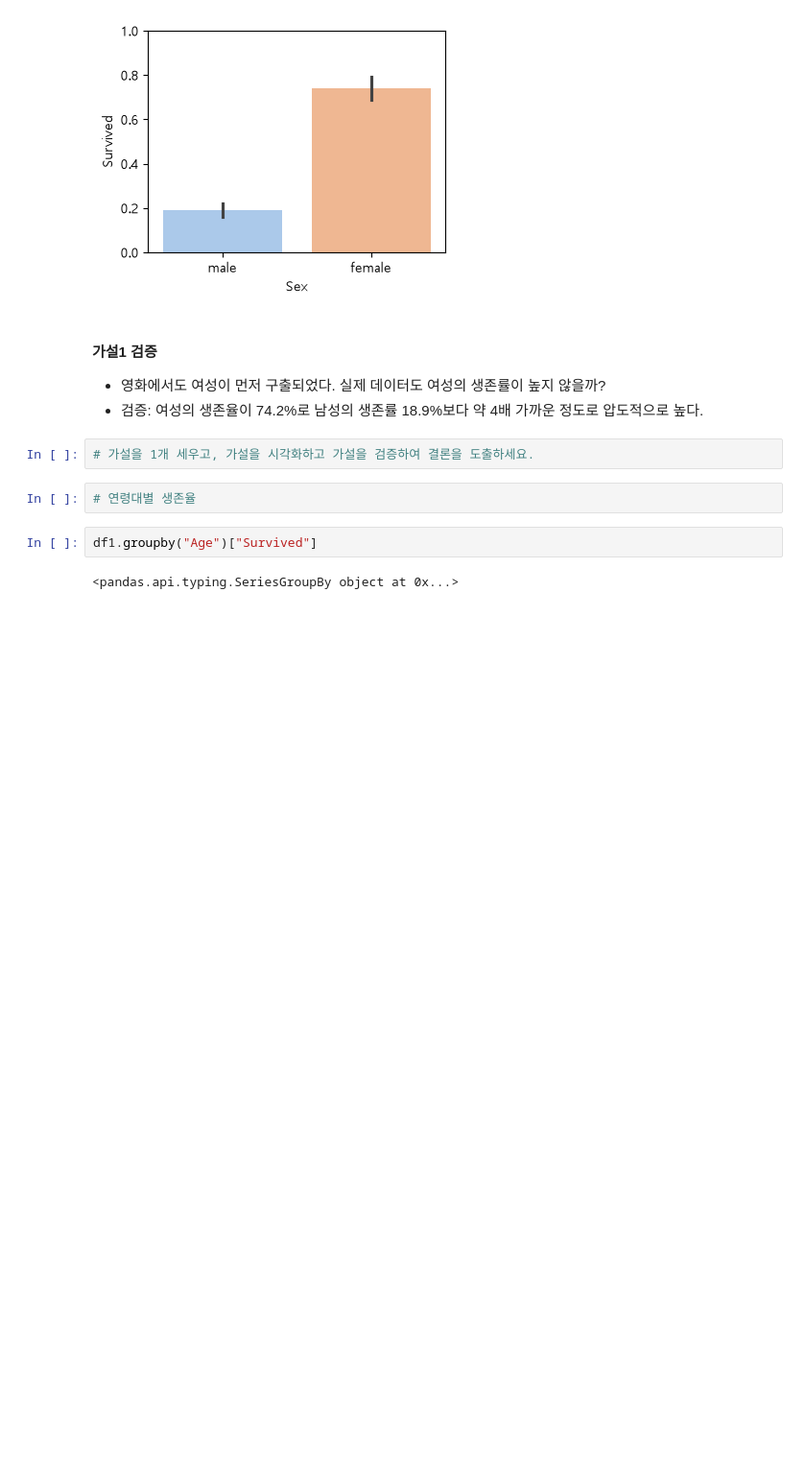
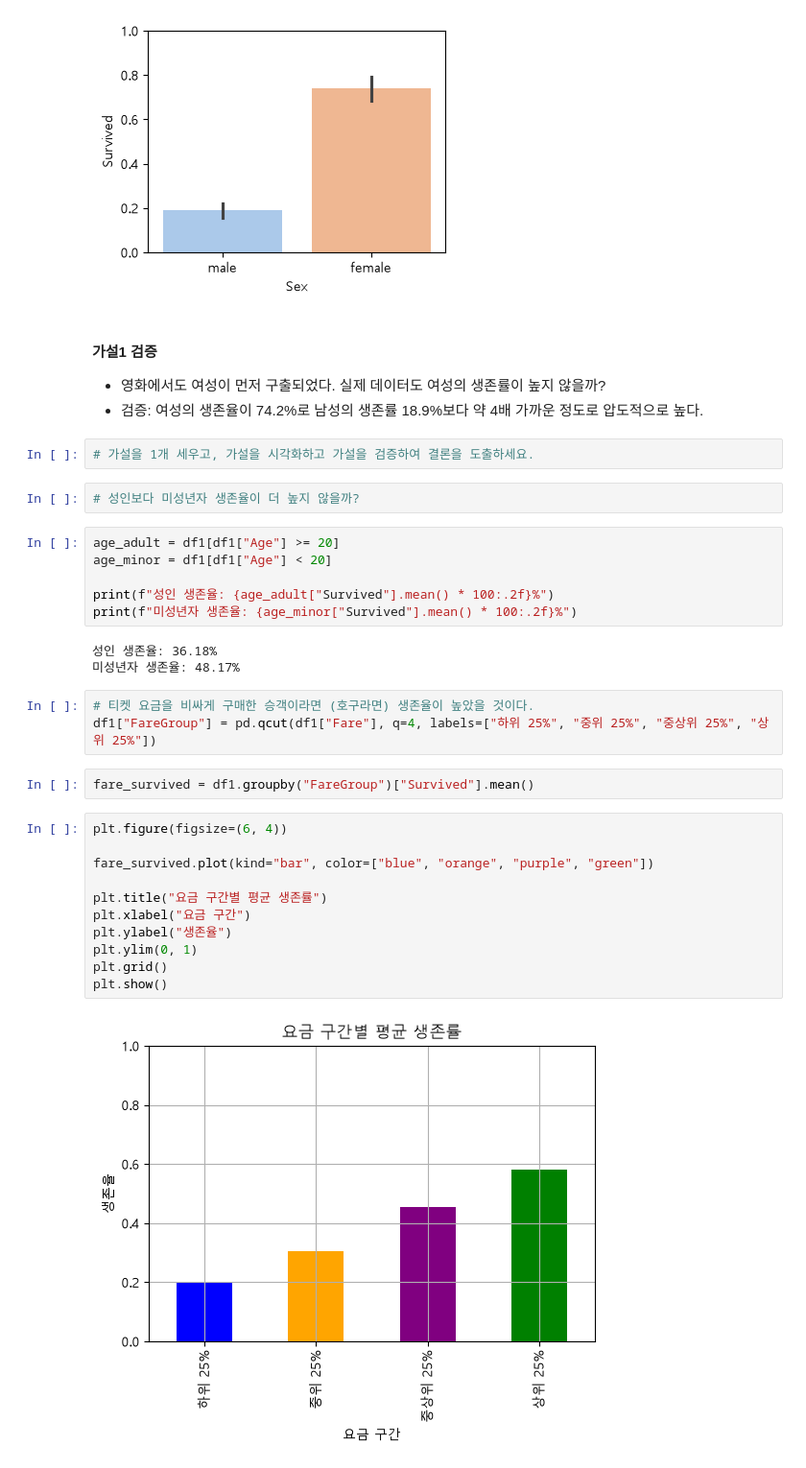
Before and after one commit to fdsa0317/kdt-data-analysis, a Jupyter notebook: 7. 데이터 전처리(EDA).ipynb, the cells around one changed output. Shown at 96% size. Drawn from its saved outputs; the diff is of its cells as text; blank space fills up the shorter version.

```diff
--- a/7. 데이터 전처리(EDA).ipynb
+++ b/7. 데이터 전처리(EDA).ipynb
@@ -330,9 +330,32 @@ plt.show()
 - 검증: 여성의 생존율이 74.2%로 남성의 생존률 18.9%보다 약 4배 가까운 정도로 압도적으로 높다.
 # %%
 # 가설을 1개 세우고, 가설을 시각화하고 가설을 검증하여 결론을 도출하세요.
+# %%
+# 성인보다 미성년자 생존율이 더 높지 않을까?
 # %%
-# 연령대별 생존율
+age_adult = df1[df1["Age"] >= 20]
+age_minor = df1[df1["Age"] < 20]
+
+print(f"성인 생존율: {age_adult["Survived"].mean() * 100:.2f}%")
+print(f"미성년자 생존율: {age_minor["Survived"].mean() * 100:.2f}%")
+# %% [output]
+성인 생존율: 36.18%
+미성년자 생존율: 48.17%
-# %%
-df1.groupby("Age")["Survived"]
-# %% [output]
-<pandas.api.typing.SeriesGroupBy object at 0x...>
+# %%
+# 티켓 요금을 비싸게 구매한 승객이라면 (호구라면) 생존율이 높았을 것이다.
+df1["FareGroup"] = pd.qcut(df1["Fare"], q=4, labels=["하위 25%", "중위 25%", "중상위 25%", "상위 25%"])
+# %%
+fare_survived = df1.groupby("FareGroup")["Survived"].mean()
+# %%
+plt.figure(figsize=(6, 4))
+
+fare_survived.plot(kind="bar", color=["blue", "orange", "purple", "green"])
+
+plt.title("요금 구간별 평균 생존률")
+plt.xlabel("요금 구간")
+plt.ylabel("생존율")
+plt.ylim(0, 1)
+plt.grid()
+plt.show()
+# %% [output]
+[figure, added]
```
Also changed, not shown: parts of 1 cell of this notebook, 2 other files.
